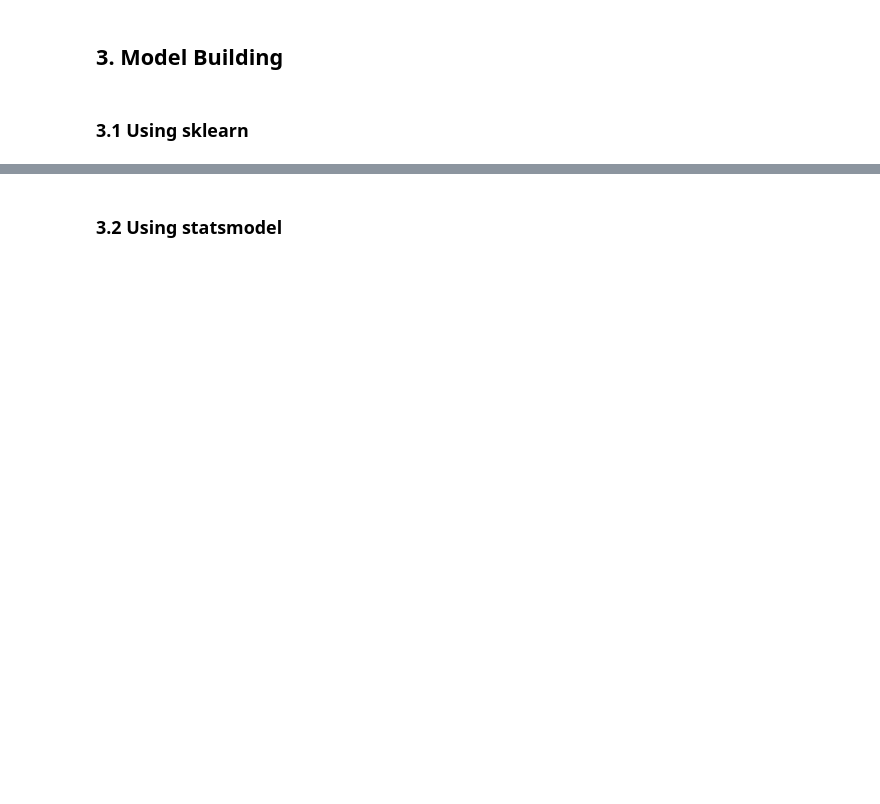
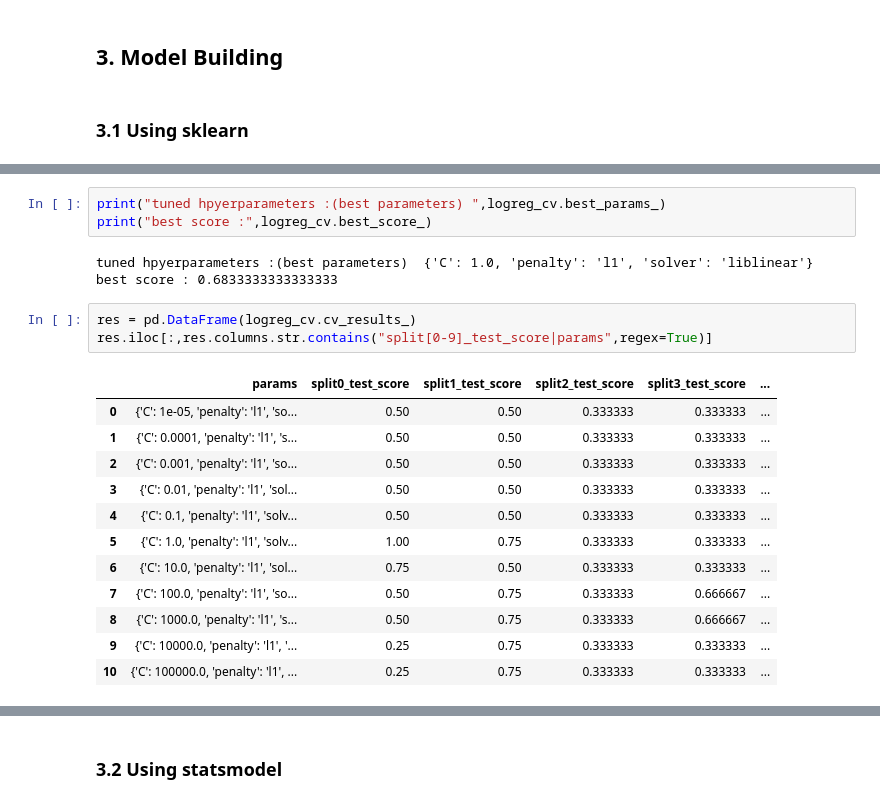
Before and after one commit to jmnolte/HCCNet, a Jupyter notebook: test_scripts/model_building.ipynb, the cells around one changed output, grey strips where cells are left out. Saved outputs shown, nothing was run; the diff lists cells and outputs as text; blank space fills up the shorter version.

```diff
--- a/test_scripts/model_building.ipynb
+++ b/test_scripts/model_building.ipynb
@@ -205,0 +220,22 @@ print(model.coef_, model.intercept_)
+# %%
+print("tuned hpyerparameters :(best parameters) ",logreg_cv.best_params_)
+print("best score :",logreg_cv.best_score_)
+# %% [output]
+tuned hpyerparameters :(best parameters)  {'C': 1.0, 'penalty': 'l1', 'solver': 'liblinear'}
+best score : 0.6833333333333333
+# %%
+res = pd.DataFrame(logreg_cv.cv_results_)
+res.iloc[:,res.columns.str.contains("split[0-9]_test_score|params",regex=True)]
+# %% [output]
+|  | params | split0_test_score | split1_test_score | split2_test_score | split3_test_score | ... |
+| 0 | {'C': 1e-05, 'penalty': 'l1', 'so... | 0.50 | 0.50 | 0.333333 | 0.333333 | ... |
+| 1 | {'C': 0.0001, 'penalty': 'l1', 's... | 0.50 | 0.50 | 0.333333 | 0.333333 | ... |
+| 2 | {'C': 0.001, 'penalty': 'l1', 'so... | 0.50 | 0.50 | 0.333333 | 0.333333 | ... |
+| 3 | {'C': 0.01, 'penalty': 'l1', 'sol... | 0.50 | 0.50 | 0.333333 | 0.333333 | ... |
+| 4 | {'C': 0.1, 'penalty': 'l1', 'solv... | 0.50 | 0.50 | 0.333333 | 0.333333 | ... |
+| 5 | {'C': 1.0, 'penalty': 'l1', 'solv... | 1.00 | 0.75 | 0.333333 | 0.333333 | ... |
+| 6 | {'C': 10.0, 'penalty': 'l1', 'sol... | 0.75 | 0.50 | 0.333333 | 0.333333 | ... |
+| 7 | {'C': 100.0, 'penalty': 'l1', 'so... | 0.50 | 0.75 | 0.333333 | 0.666667 | ... |
+| 8 | {'C': 1000.0, 'penalty': 'l1', 's... | 0.50 | 0.75 | 0.333333 | 0.666667 | ... |
+| 9 | {'C': 10000.0, 'penalty': 'l1', '... | 0.25 | 0.75 | 0.333333 | 0.333333 | ... |
+| 10 | {'C': 100000.0, 'penalty': 'l1', ... | 0.25 | 0.75 | 0.333333 | 0.333333 | ... |
```
Also changed, not shown: parts of 21 cells of this notebook, 2 other files.
